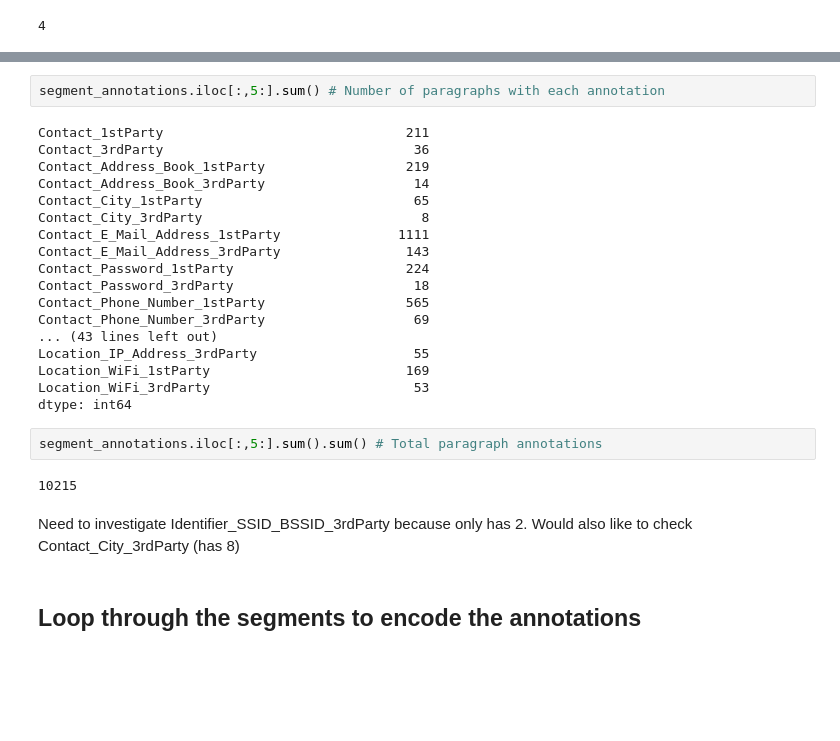
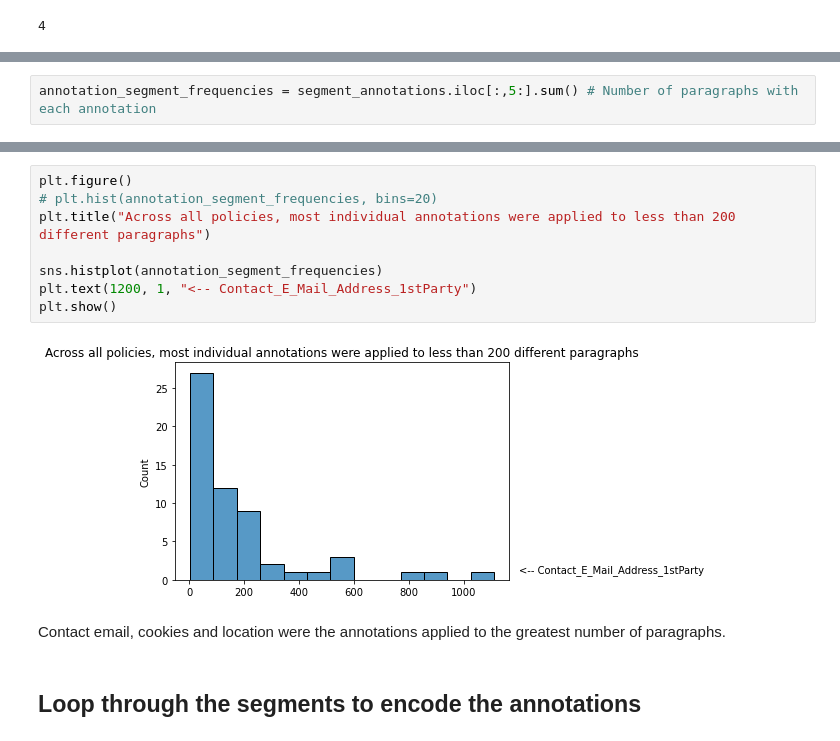
Before and after one commit to calhinchcliffe/nlp_privacy_policies, a Jupyter notebook: EDA and Modelling/4_capstone_work_modelling.ipynb, the cells around one changed output, grey strips where cells are left out. Drawn from its saved outputs; the diff is of its cells as text; blank space fills up the shorter version.

Commit message:
validated distribution of annotations across paragraphs

```diff
--- a/EDA and Modelling/4_capstone_work_modelling.ipynb
+++ b/EDA and Modelling/4_capstone_work_modelling.ipynb
@@ -226,0 +164,2 @@ KeyError: 0
+# %%
+annotation_segment_frequencies = segment_annotations.iloc[:,5:].sum() # Number of paragraphs with each annotation
@@ -227,30 +194,15 @@ KeyError: 0
 # %%
-segment_annotations.iloc[:,5:].sum() # Number of paragraphs with each annotation
+plt.figure()
+# plt.hist(annotation_segment_frequencies, bins=20)
+plt.title("Across all policies, most individual annotations were applied to less than 200 different paragraphs")
+
+sns.histplot(annotation_segment_frequencies)
+plt.text(1200, 1, "<-- Contact_E_Mail_Address_1stParty")
+plt.show()
 # %% [output]
-Contact_1stParty                               211
-Contact_3rdParty                                36
-Contact_Address_Book_1stParty                  219
-Contact_Address_Book_3rdParty                   14
-Contact_City_1stParty                           65
-Contact_City_3rdParty                            8
-Contact_E_Mail_Address_1stParty               1111
-Contact_E_Mail_Address_3rdParty                143
-Contact_Password_1stParty                      224
-Contact_Password_3rdParty                       18
-Contact_Phone_Number_1stParty                  565
-Contact_Phone_Number_3rdParty                   69
-... (43 lines left out)
-Location_IP_Address_3rdParty                    55
-Location_WiFi_1stParty                         169
-Location_WiFi_3rdParty                          53
-dtype: int64
+[figure, added]
-# %%
-segment_annotations.iloc[:,5:].sum().sum() # Total paragraph annotations
-# %% [output]
-10215
-# %% [markdown]
-Need to investigate Identifier_SSID_BSSID_3rdParty because only has 2.
-Would also like to check Contact_City_3rdParty (has 8)
+# %% [markdown]
+Contact email, cookies and location were the annotations applied to the greatest number of paragraphs.
 # %% [markdown]
 ## Loop through the segments to encode the annotations
 # %% [markdown]
```
Also changed, not shown: parts of 20 cells of this notebook.
